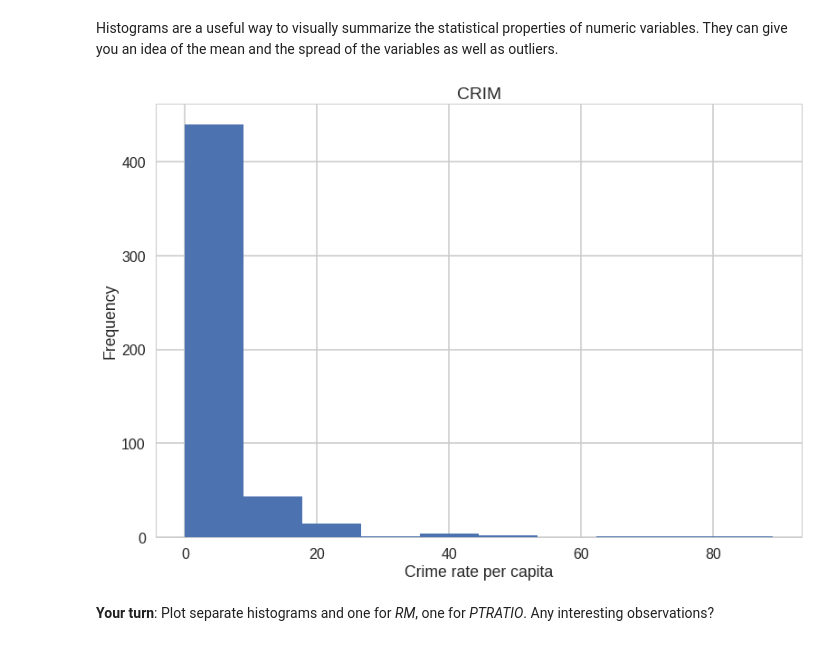
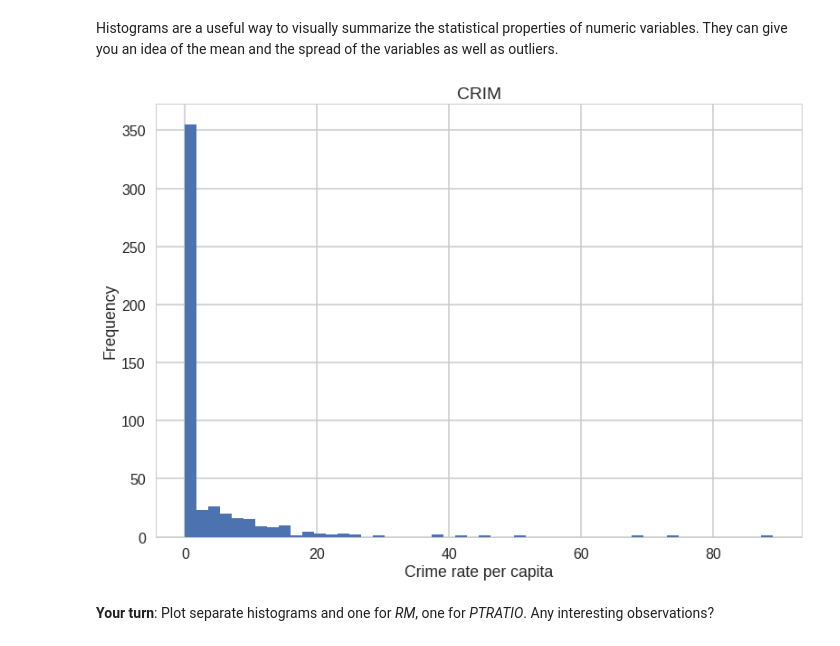
Before and after one commit to zczapran/datascienceintensive, a Jupyter notebook: linear_regression/Mini_Project_Linear_Regression.ipynb, the cells around one changed output. Saved outputs shown, nothing was run; the diff lists cells and outputs as text; code cells hidden in the pictures.

```diff
--- a/linear_regression/Mini_Project_Linear_Regression.ipynb
+++ b/linear_regression/Mini_Project_Linear_Regression.ipynb
@@ -279,13 +279,13 @@ sns.regplot(y="PRICE", x="RM", data=bos, fit_reg = True)
 # %% [markdown]
 Histograms are a useful way to visually summarize the statistical properties of numeric variables. They can give you an idea of the mean and the spread of the variables as well as outliers.
 # %%
-plt.hist(bos.CRIM)
+plt.hist(bos.CRIM, bins=50)
 plt.title("CRIM")
 plt.xlabel("Crime rate per capita")
 plt.ylabel("Frequency")
 plt.show()
 # %% [output]
-[figure, old version]
+[figure, new version]
 # %% [markdown]
 **Your turn**: Plot separate histograms and one for *RM*, one for *PTRATIO*. Any interesting observations?
 # %%
```
Also changed, not shown: parts of 4 cells of this notebook, 7 other files.
